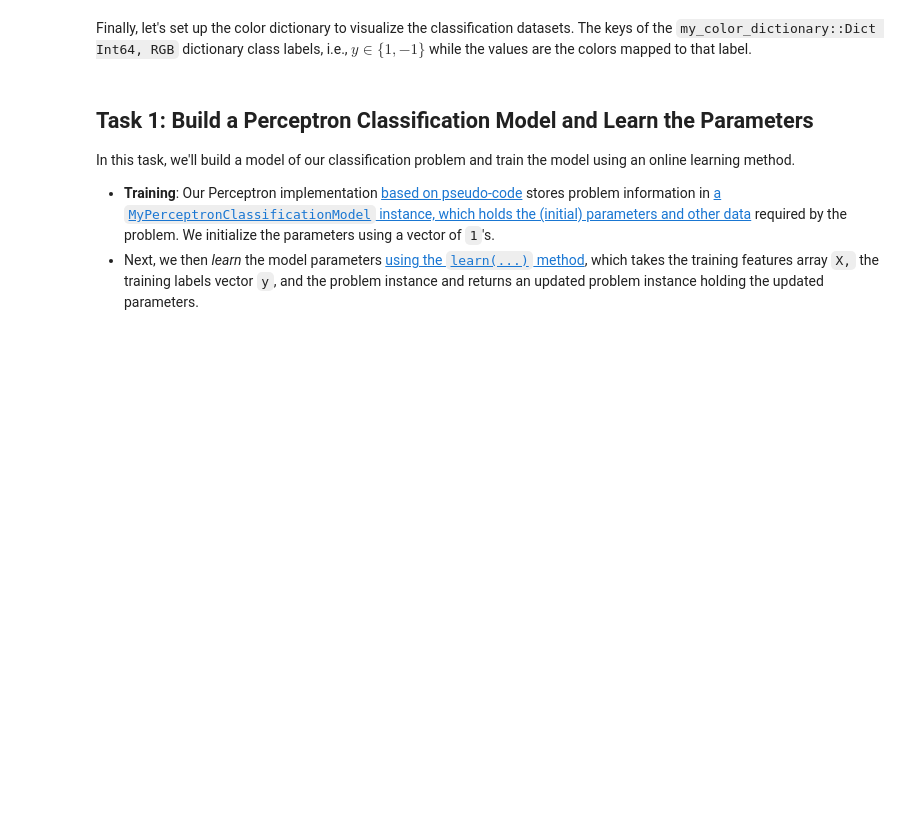
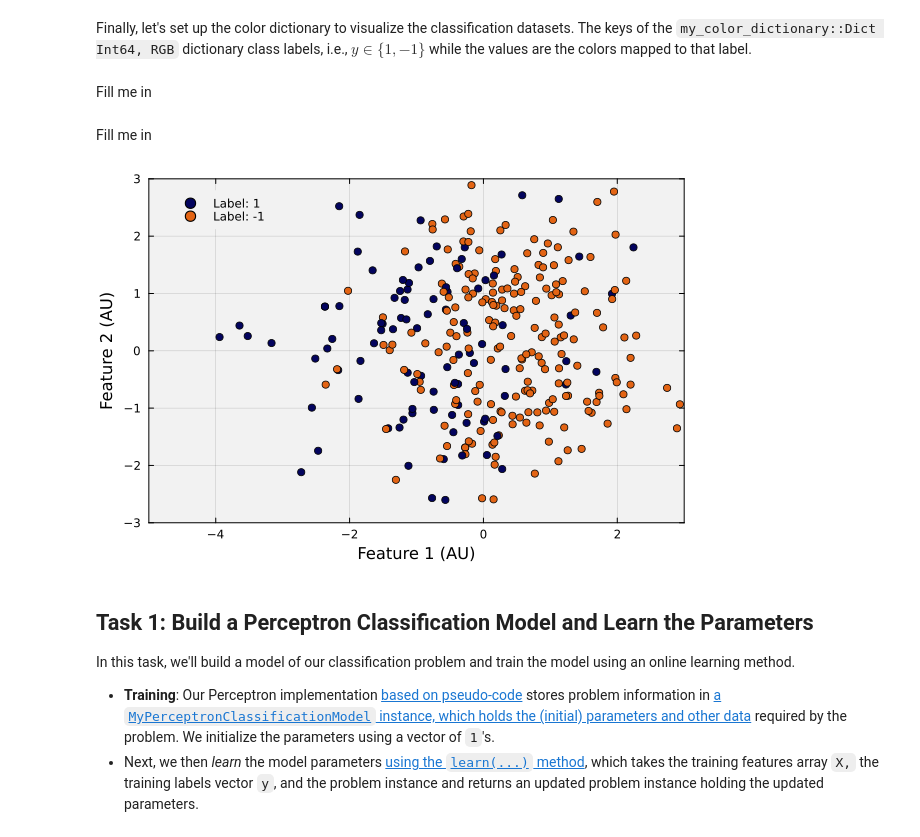
Before and after one commit to varnerlab/PS2-CHEME-5820-SP25, a Jupyter notebook: PS2-CHEME-5820-Solution-S25.ipynb, the cells around one changed output. Drawn from its saved outputs; the diff is of its cells as text; code cells hidden in the pictures; blank space fills up the shorter version.

```diff
--- a/PS2-CHEME-5820-Solution-S25.ipynb
+++ b/PS2-CHEME-5820-Solution-S25.ipynb
@@ -177,3 +177,5 @@ Finally, let's set up the color dictionary to visualize the classification datas
 my_color_dictionary = Dict{Int64,RGB}();
 my_color_dictionary[1] = colorant"#03045e"; # color for Label = 1
 my_color_dictionary[-1] = colorant"#e36414"; # color for Label = -1
+# %% [markdown]
+Fill me in
@@ -179,0 +202,2 @@ my_color_dictionary[-1] = colorant"#e36414"; # color for Label = -1
+# %% [markdown]
+Fill me in
@@ -180,3 +218,34 @@ my_color_dictionary[-1] = colorant"#e36414"; # color for Label = -1
+# %%
+let
+    dataset = D; # what dataset am I looking at?
+    actual = D[:,end];
+    number_of_points = size(dataset,1); # number of rows
+    p = plot(bg="gray95", background_color_outside="white", framestyle = :box, fg_legend = :transparent); # make an empty plot
+
+    # plot label = 1
+    testlabel = 1;
+    i = findfirst(label -> label == testlabel,  actual)
+    c = my_color_dictionary[testlabel]
+    scatter!([D̄[i,1]], [D̄[i,2]], label="Label: $(testlabel)", c=c)
+
+    # plot label = -1
+    testlabel = -1;
+    i = findfirst(label -> label == testlabel,  actual)
+    c = my_color_dictionary[testlabel]
+    scatter!([D̄[i,1]], [D̄[i,2]], label="Label: $(testlabel)", c=c)
+
+    # data -
+    for i ∈ 1:number_of_points
+        actuallabel = actual[i]; # actual label
+        c = my_color_dictionary[actuallabel]
+        scatter!([D̄[i, 1]], [D̄[i, 2]], label="", mec=:navy, c=c, xlims=(-5,3), ylims=(-3,3))
+    end
+
+    xlabel!("Feature 1 (AU)", fontsize=18);
+    ylabel!("Feature 2 (AU)", fontsize=18);
+end
+# %% [output]
+[figure, added]
 # %% [markdown]
 ## Task 1: Build a Perceptron Classification Model and Learn the Parameters
 In this task, we'll build a model of our classification problem and train the model using an online learning method.
```
Also changed, not shown: parts of 16 cells of this notebook.
